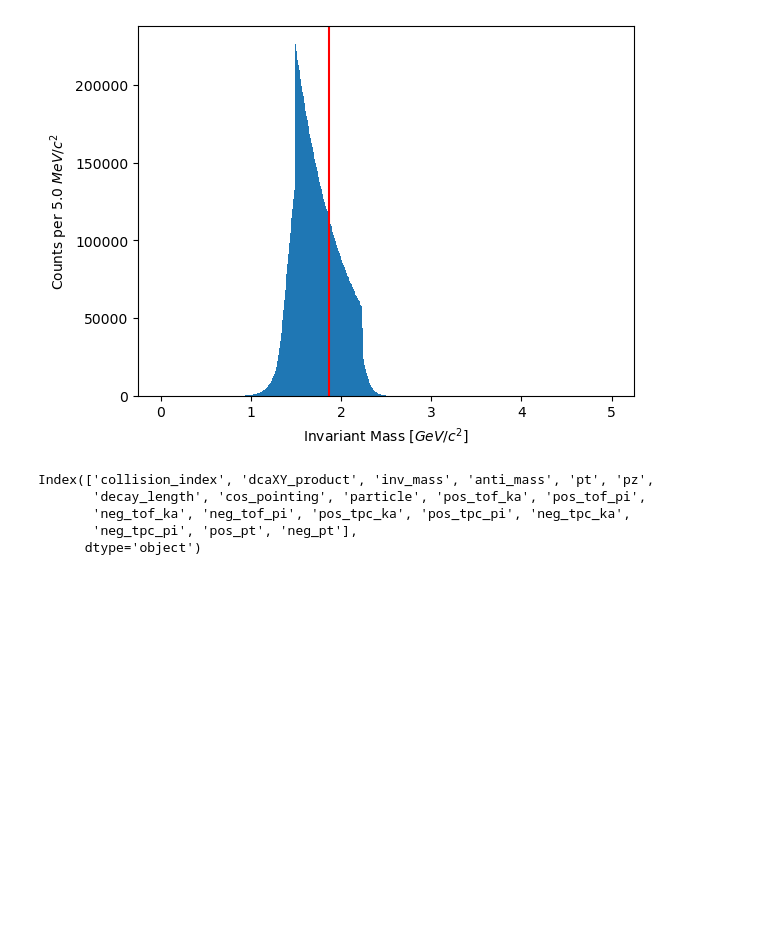
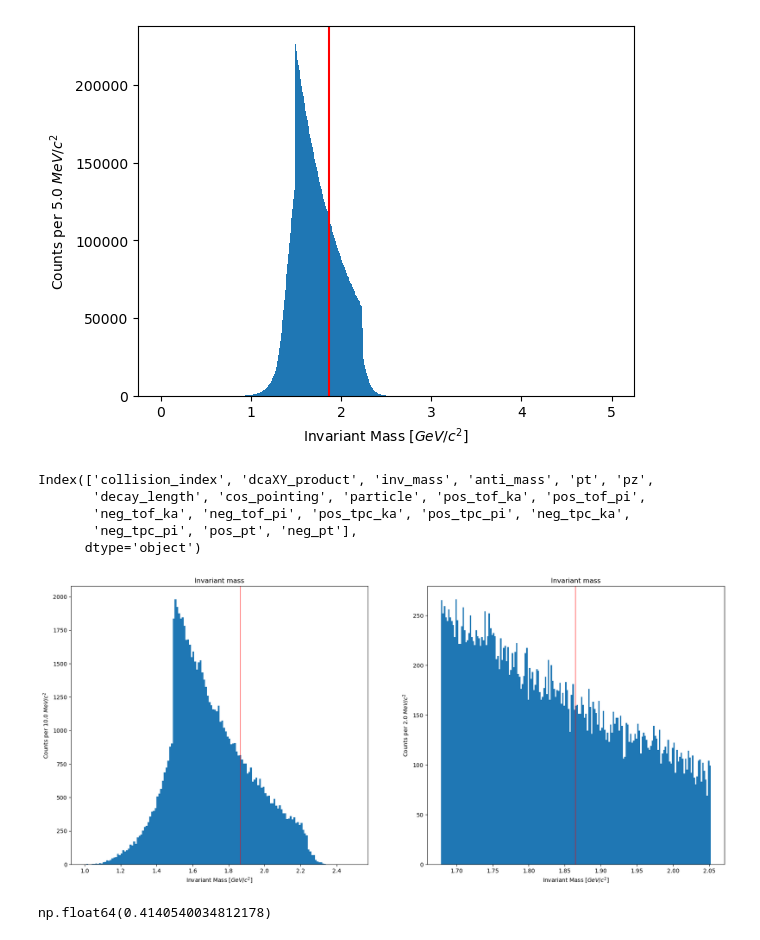
Before and after one commit to LeoPi314/LCPB_Project, a Jupyter notebook: Big_Combinatorial/AdPairAnalysis.ipynb, the cells around one changed output. Cells and saved outputs as stored; diff of their text form; code cells hidden in the pictures; blank space fills up the shorter version.

```diff
--- a/Big_Combinatorial/AdPairAnalysis.ipynb
+++ b/Big_Combinatorial/AdPairAnalysis.ipynb
@@ -110,36 +110,41 @@ new_antiD0_uncert_hyp = ( (new_undecided_neg & new_Ka_hyp_pos) | (new_undecided_
 new_antiD0 = new_antiD0_sure_hyp | new_antiD0_uncert_hyp
 
 df["new_particle"] = np.select( condlist=[new_undecided_hyp, new_D0, new_antiD0 ],
-                                choicelist=["Undecided", "D0", "AntiD0"], default="Bkg" )
+                                choicelist=["Undecided", "D0", "Anti-D0"], default="Bkg" )
 # %%
 # Now with some filtering
-COS_CUT = 0.90
+COS_CUT = 0.96
 PT_MIN, PT_MAX = 2, 8                                  # +infinity is np.inf
-MASS_MIN, MASS_MAX = 0, 5
-DCA_CUT = 3e-03
-N_BINS = 100
+DCA_CUT = 1e-05
 
-mask = (df["cos_pointing"] > 0.96) & (df["dcaXY_product"]< +3e-06) & ( df["pt"].between(2,8) )
+mask = (df["cos_pointing"] > COS_CUT) & (df["dcaXY_product"]< DCA_CUT) & ( df["pt"].between(PT_MIN, PT_MAX) )
 filtered_df = df[mask]
 
 filtered_masses = np.concatenate([filtered_df[filtered_df["new_particle"]=="D0"]["inv_mass"],
                                   filtered_df[filtered_df["new_particle"]=="Anti-D0"]["anti_mass"],
                                   filtered_df[filtered_df["new_particle"]=="Undecided"]["inv_mass"],
                                   filtered_df[filtered_df["new_particle"]=="Undecided"]["anti_mass"]])
 
-
 fig, ax = plt.subplots(1,2, figsize=(21,9) )
-ax[0].hist(filtered_masses,range=(MASS_MIN,MASS_MAX), bins=N_BINS)
+MASS_MIN, MASS_MAX = 1, 2.5
+binwidth = 0.01
+ax[0].hist(filtered_masses,range=(MASS_MIN,MASS_MAX), bins=np.arange(MASS_MIN, MASS_MAX+binwidth,binwidth))
 ax[0].axvline(x=m_d0, color="red", alpha=0.5)
 ax[0].set_xlabel("Invariant Mass $[GeV/c^2]$")
-ax[0].set_ylabel(f"Counts per {((MASS_MAX-MASS_MIN)/N_BINS *1000):.1f} $MeV/c^2$")
+ax[0].set_ylabel(f"Counts per {binwidth*1000:.1f} $MeV/c^2$")
 ax[0].set_title(f"Invariant mass")
 
-M_min, M_max = 0.9, 1.1
-N_bins = 100
-ax[1].hist(filtered_masses,range=(m_d0*M_min,m_d0*M_max), bins=N_bins)
+M_min, M_max = 0.9*m_d0, 1.1*m_d0
+binwidth = 0.002
+ax[1].hist(filtered_masses,range=(M_min,M_max), bins=np.arange(M_min, M_max+binwidth,binwidth))
 ax[1].axvline(x=m_d0, color="red", alpha=0.5)
 ax[1].set_xlabel("Invariant Mass $[GeV/c^2]$")
-ax[1].set_ylabel(f"Counts per {(((M_max-M_min)*m_d0)/N_bins *1000):.1f} $MeV/c^2$")
+ax[1].set_ylabel(f"Counts per {(binwidth*1000):.1f} $MeV/c^2$")
 ax[1].set_title(f"Invariant mass")
 plt.show()
+# %% [output]
+[figure, added]
+# %%
+np.sum(df["new_particle"]==df["particle"])/len(df)
+# %% [output]
+np.float64(0.4140540034812178)
```
